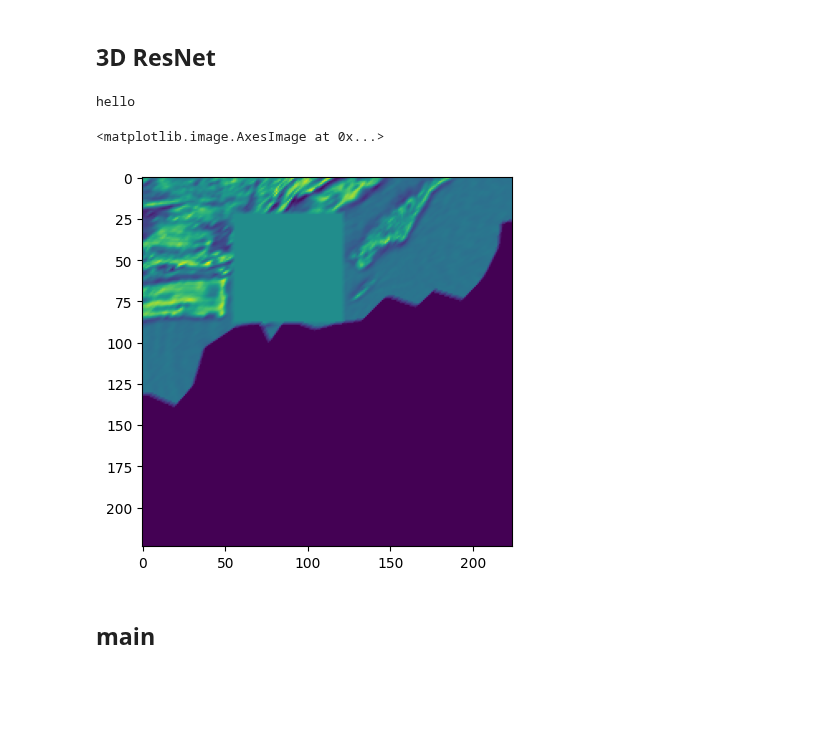
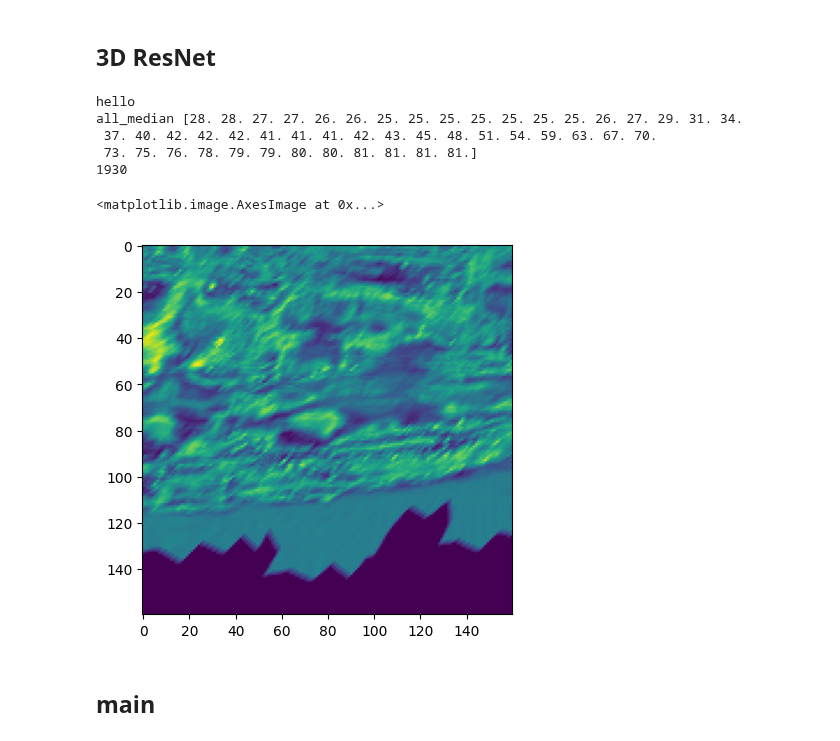
Before and after one commit to fummicc1/kaggle-ink-detection, a Jupyter notebook: 3d-resnet-baseline-train.ipynb, the cells around one changed output. Cells and saved outputs as stored; diff of their text form; code cells hidden in the pictures; blank space fills up the shorter version.

```diff
--- a/3d-resnet-baseline-train.ipynb
+++ b/3d-resnet-baseline-train.ipynb
@@ -110,5 +111,17 @@ class CFG:
 # %%
 set_seed(CFG.seed)
+# %%
+#in_submission=get_folder_size("/kaggle/input/vesuvius-challenge-ink-detection/test")!=6732244267
+TH = CFG.TH
+fragment_ids = [1, 2]
+
+predictions_map = None
+predictions_map_counts = None
+pad0 = None
+pad1 = None
+ori_h = None
+ori_w = None
+all_median = None
 # %% [markdown]
 ## helper
 # %%
@@ -150,6 +163,11 @@ def resize(img):
     # (W, H)の順で渡すが結果は(H, W)になっている
     img = cv2.resize(img, new_size)
     return img
+# %%
+def calculate_all_median(volume):
+    global all_median
+    all_median = np.median(volume, axis=[0, 1])
+    print("all_median", all_median)
 # %% [markdown]
 ## dataset
 # %%
@@ -182,12 +200,15 @@ class NormalizeTransform(A.ImageOnlyTransform):
         super(NormalizeTransform, self).__init__(always_apply, p)
 
     def apply(self, img, **params):
-        # median = np.full_like(img, all_median).astype(np.float32)
+        # print("all_median", all_medin)
+        median = np.full_like(img, all_median).astype(np.float32)
+        # print("median", median)
         # mad = np.full_like(img, all_MAD).astype(np.float32)
         # img = (img - median) / mad
-        # img = img / median
-        img = img / 255
-        img = (img - 0.45) / 0.225
+        img = img / median
+        # img = np.log(img + CFG.exp)
+        # img = img / 255
+        # img = (img - 0.45) / 0.225
         # img[img < 0] = 0
         return img
 
@@ -253,6 +274,7 @@ class CustomDataset(Dataset):
         return image, label
 # %%
 def make_dataset(fragment_id, is_train_data):
+    global all_median
     images = read_image(CFG.mode, fragment_id)
     mask_path = os.path.join(CFG.comp_dataset_path, f"{CFG.mode}/{fragment_id}/mask.png")
     label_path = os.path.join(CFG.comp_dataset_path, f"{CFG.mode}/{fragment_id}/inklabels.png")
@@ -302,7 +324,7 @@ def make_dataset(fragment_id, is_train_data):
         persistent_workers=True
     )
 
-    return loader, xyxys
+    return loader, xyxys, images
 # %% [markdown]
 ## 3D ResNet
 # %%
@@ -398,10 +421,16 @@ def TTA(x:tc.Tensor,model:nn.Module):
     x=tc.stack(x,dim=0)
     return x.mean(0)
 # %%
-lodaer, _ = make_dataset(1, is_train_data=True)
+lodaer, _, images = make_dataset(1, is_train_data=True)
+calculate_all_median(images)
+print(len(lodaer.dataset))
 img, _ = lodaer.dataset[100]
 plt.imshow(img[1, :, :])
 # %% [output]
 hello
+all_median [28. 28. 27. 27. 26. 26. 25. 25. 25. 25. 25. 25. 25. 26. 27. 29. 31. 34.
+ 37. 40. 42. 42. 42. 41. 41. 41. 42. 43. 45. 48. 51. 54. 59. 63. 67. 70.
+ 73. 75. 76. 78. 79. 79. 80. 80. 81. 81. 81. 81.]
+1930
 <matplotlib.image.AxesImage at 0x...>
-[figure, old version]
+[figure, new version]
```
Also changed, not shown: parts of 7 cells of this notebook, 5 other files.
